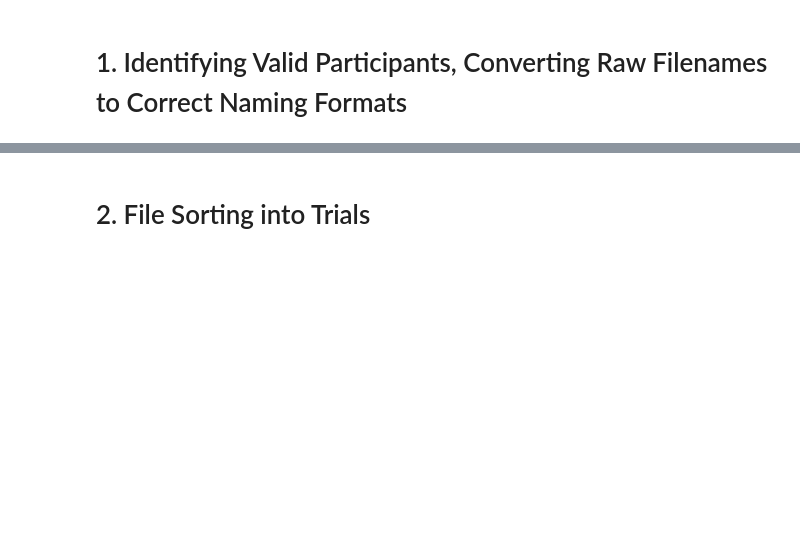
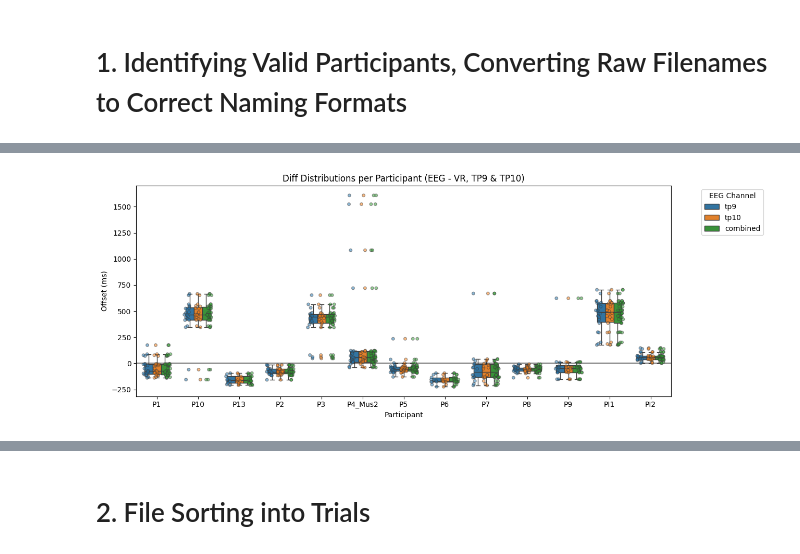
Before and after one commit to SimpleDevs-Research/EEG-Blink-Cal, a Jupyter notebook: main.ipynb, the cells around one changed output, grey strips where cells are left out. Cells and saved outputs as stored; diff of their text form; code cells hidden in the pictures; blank space fills up the shorter version.

```diff
--- a/main.ipynb
+++ b/main.ipynb
@@ -138,0 +89,7 @@ Missing:
+# %%
+importlib.reload(c)
+
+experiment = c.Experiment(
+    _ROOT_DIR,
+    pdirs,
+    verbose=False )          # Define experiment
@@ -138,0 +98,12 @@ Missing:
+# %%
+importlib.reload(c)
+
+# Plot offsets
+c.plot_offsets(experiment.participants,
+                plot_type='box',
+                hue_feature='channel',
+                outpath=os.path.join(experiment.root_dir,'blink_offsets.png'))
+
+# Re-sort the rows in accordance to `_ACTIVE_PARTICIPANTS`
+# %% [output]
+[figure, added]
```
Also changed, not shown: parts of 5 cells of this notebook, 4 other files.
